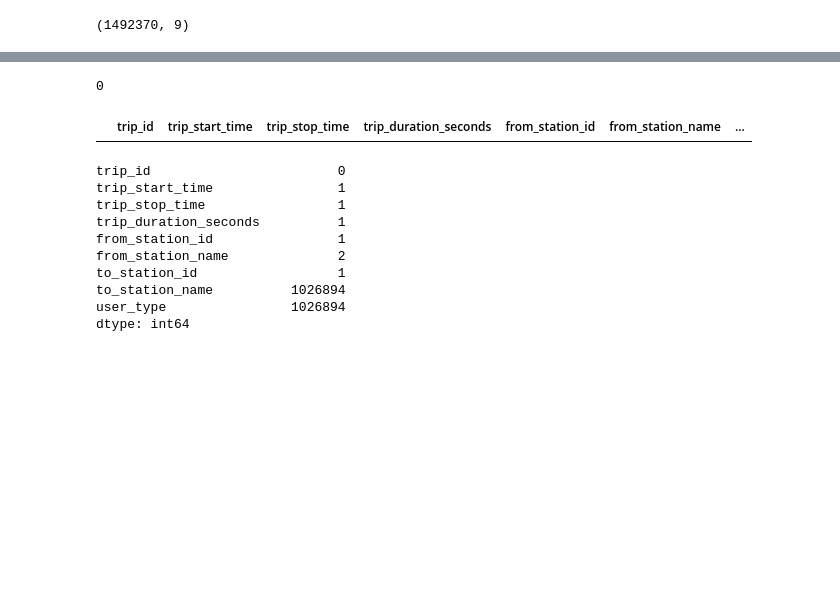
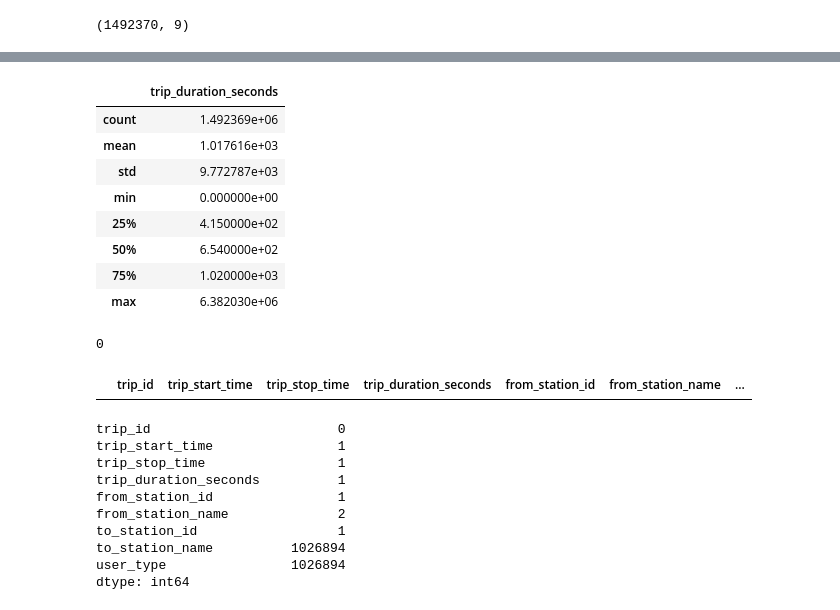
Before and after one commit to PrinceDuru/Operations_Analysis, a Jupyter notebook: Toronto_Bike_Share_Data_Analysis_Code.ipynb, the cells around one changed output, grey strips where cells are left out. Cells and saved outputs as stored; diff of their text form; code cells hidden in the pictures; blank space fills up the shorter version.

```diff
--- a/Toronto_Bike_Share_Data_Analysis_Code.ipynb
+++ b/Toronto_Bike_Share_Data_Analysis_Code.ipynb
@@ -39,12 +83,21 @@ df.shape
+# %%
+df.describe() # Describe basic statistics about the dataset. Only numeric feature(s) is(are) evaluated
+# %% [output]
+|  | trip_duration_seconds |
+| count | 1.492369e+06 |
+| mean | 1.017616e+03 |
+| std | 9.772787e+03 |
+| min | 0.000000e+00 |
+| 25% | 4.150000e+02 |
+| 50% | 6.540000e+02 |
+| 75% | 1.020000e+03 |
+| max | 6.382030e+06 |
 # %%
 # Check for duplicates
-df.duplicated().sum() #...No duplicates
+print(df.duplicated().sum()); #...No duplicates (Means the primary key column - "trip_id", has no duplicates)
+df[df.duplicated(['trip_id'])]
 # %% [output]
 0
+|  | trip_id | trip_start_time | trip_stop_time | trip_duration_seconds | from_station_id | from_station_name | ... |
-# %%
-#Check for duplicates based on unique Column
-df[df.duplicated(['trip_id'])]  #No rows
-# %% [output]
-|  | trip_id | trip_start_time | trip_stop_time | trip_duration_seconds | from_station_id | from_station_name | ... |
 # %%
 #check for NaN
```
Also changed, not shown: parts of 15 cells of this notebook.
